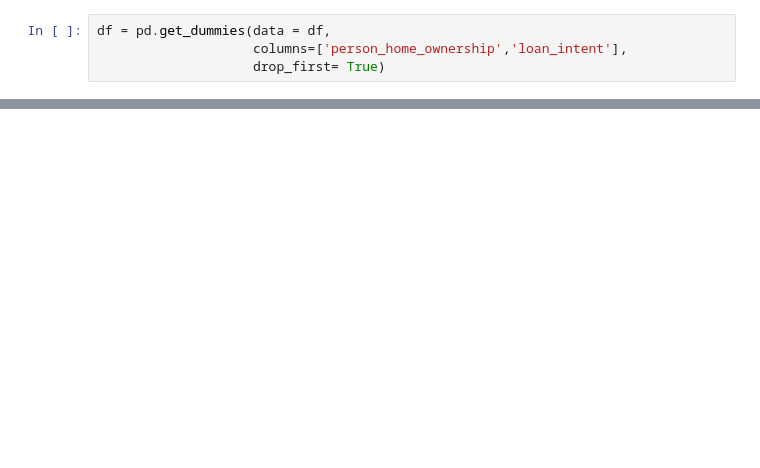
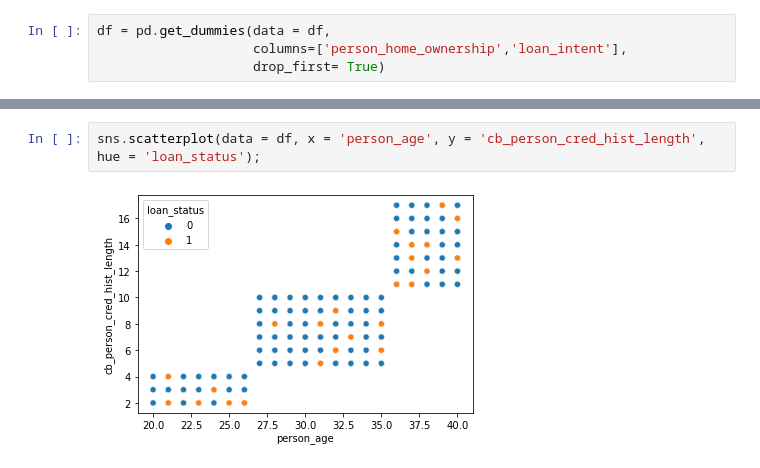
Before and after one commit to dcast822/credit_risk_analysis, a Jupyter notebook: 01_creditrisk.ipynb, the cells around one changed output, grey strips where cells are left out. Drawn from its saved outputs; the diff is of its cells as text; blank space fills up the shorter version.

```diff
--- a/01_creditrisk.ipynb
+++ b/01_creditrisk.ipynb
@@ -437,0 +446,4 @@ df = pd.get_dummies(data = df,
+# %%
+sns.scatterplot(data = df, x = 'person_age', y = 'cb_person_cred_hist_length', hue = 'loan_status');
+# %% [output]
+[figure, added]
```
Also changed, not shown: parts of 16 cells of this notebook, 3 other files.
